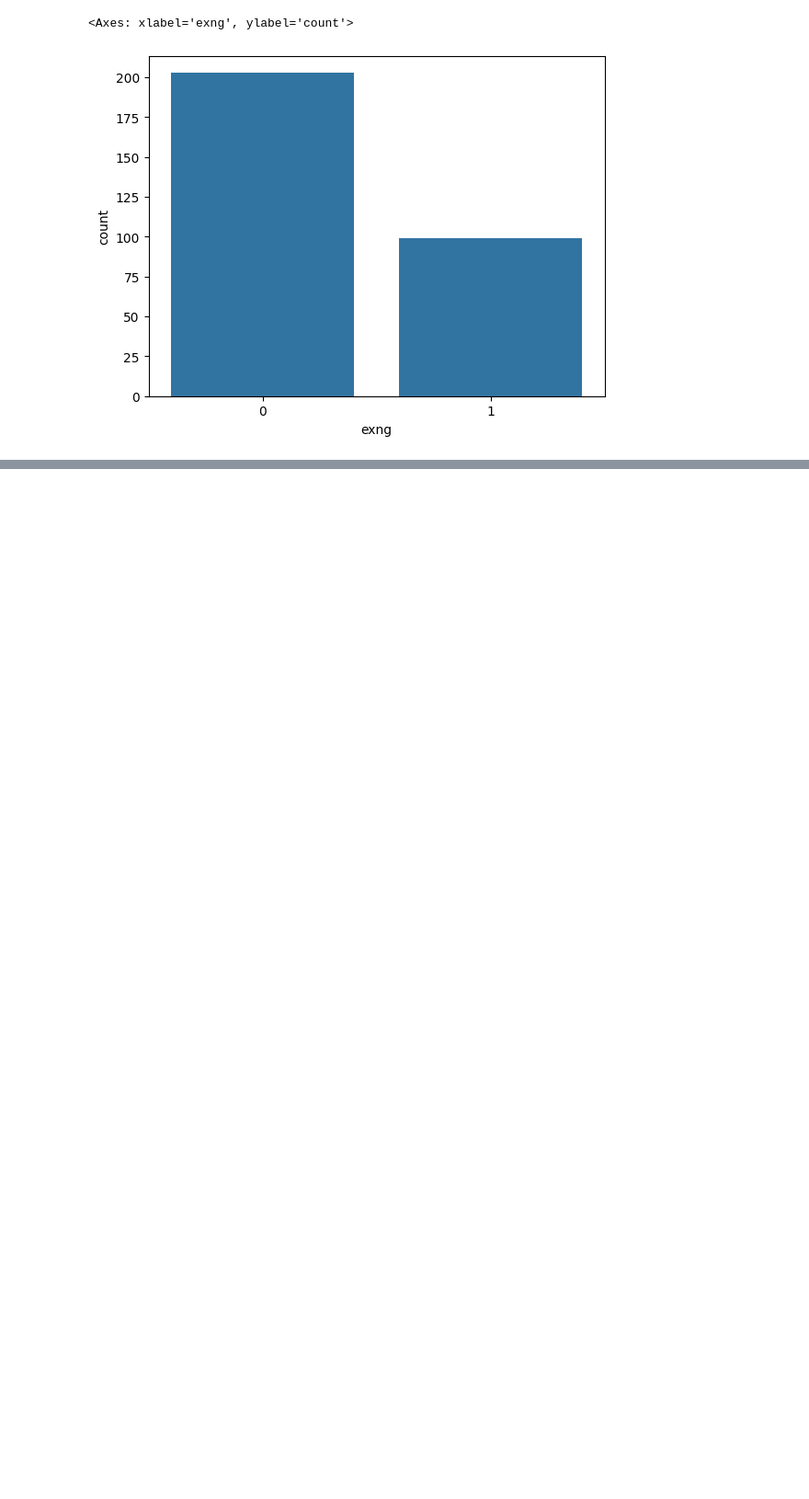
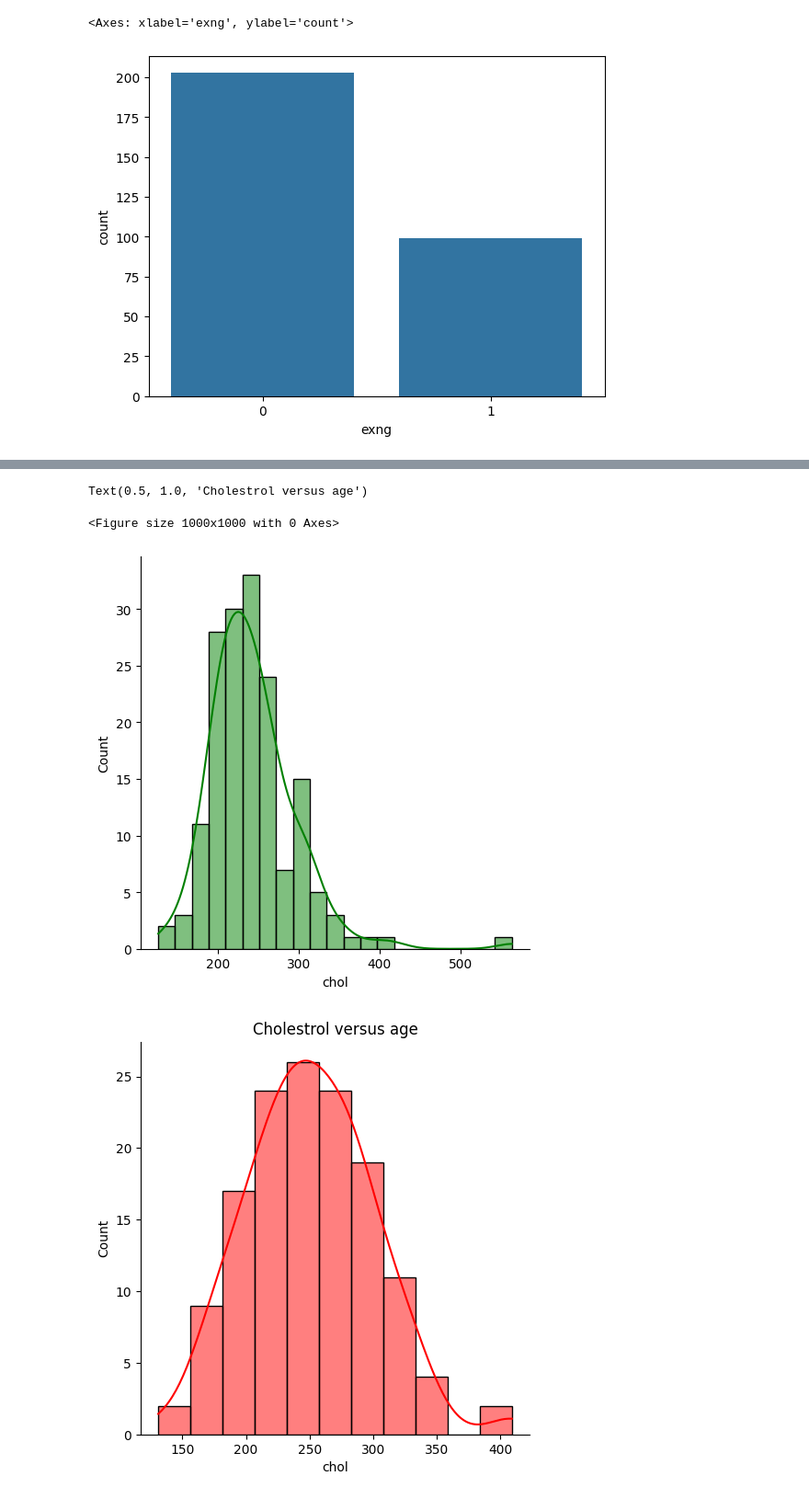
Before and after one commit to vaibhavsanap/ml-notebooks, a Jupyter notebook: First-Notebook-with-GPU.ipynb, the cells around one changed output, grey strips where cells are left out. Shown at 92% size. Cells and saved outputs as stored; diff of their text form; code cells hidden in the pictures; blank space fills up the shorter version.

```diff
--- a/First-Notebook-with-GPU.ipynb
+++ b/First-Notebook-with-GPU.ipynb
@@ -119,0 +141,10 @@ sns.displot(df_heart.age, color='red', label='Age', kde=True)
+# %%
+plt.figure(figsize=(10,10))
+sns.displot(df_heart[df_heart['output'] == 1]['chol'], color='green', kde=True)
+sns.displot(df_heart[df_heart['output'] == 0]['chol'], color='red', kde=True)
+plt.title("Cholestrol versus age")
+# %% [output]
+Text(0.5, 1.0, 'Cholestrol versus age')
+<Figure size 1000x1000 with 0 Axes>
+[figure, added]
+[figure, added]
```
Also changed, not shown: parts of 12 cells of this notebook, 4 other files.
